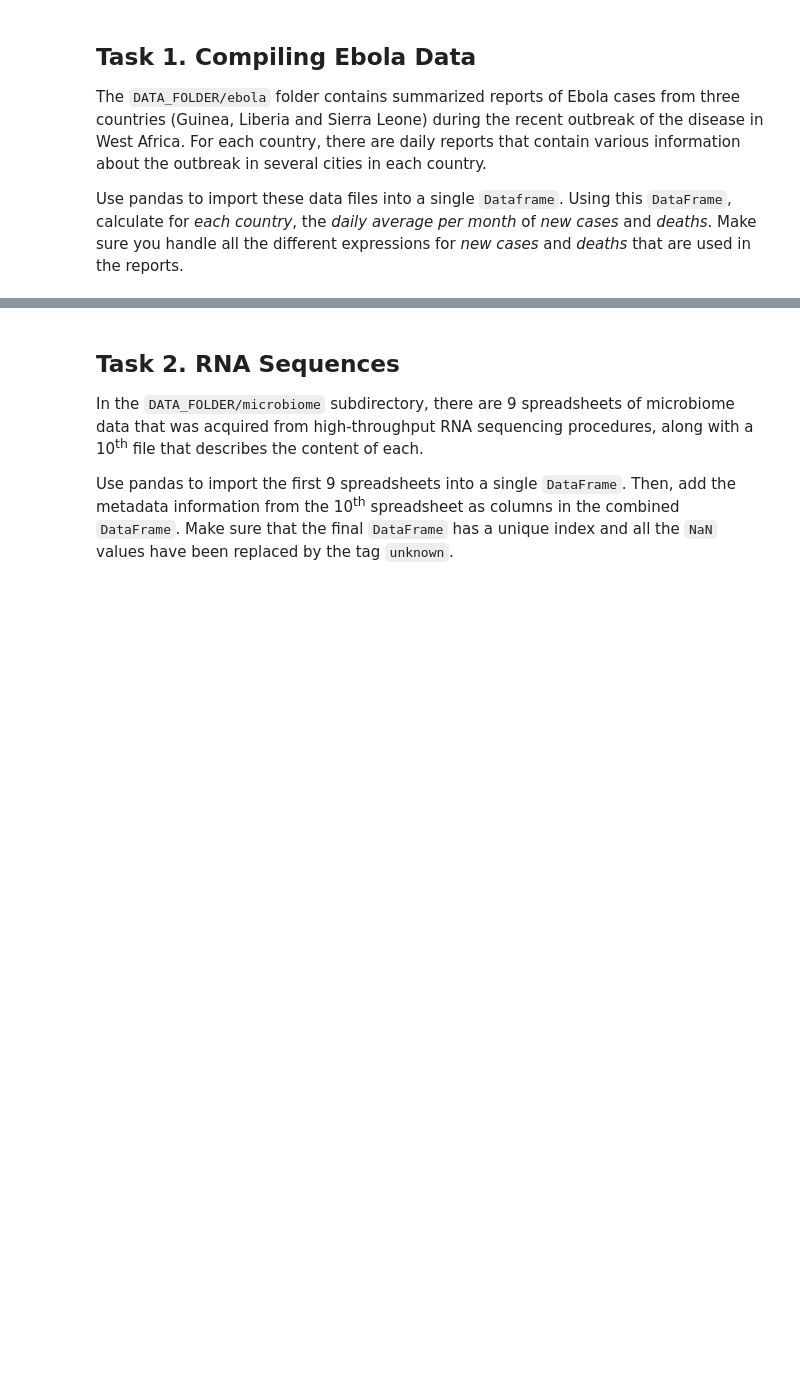
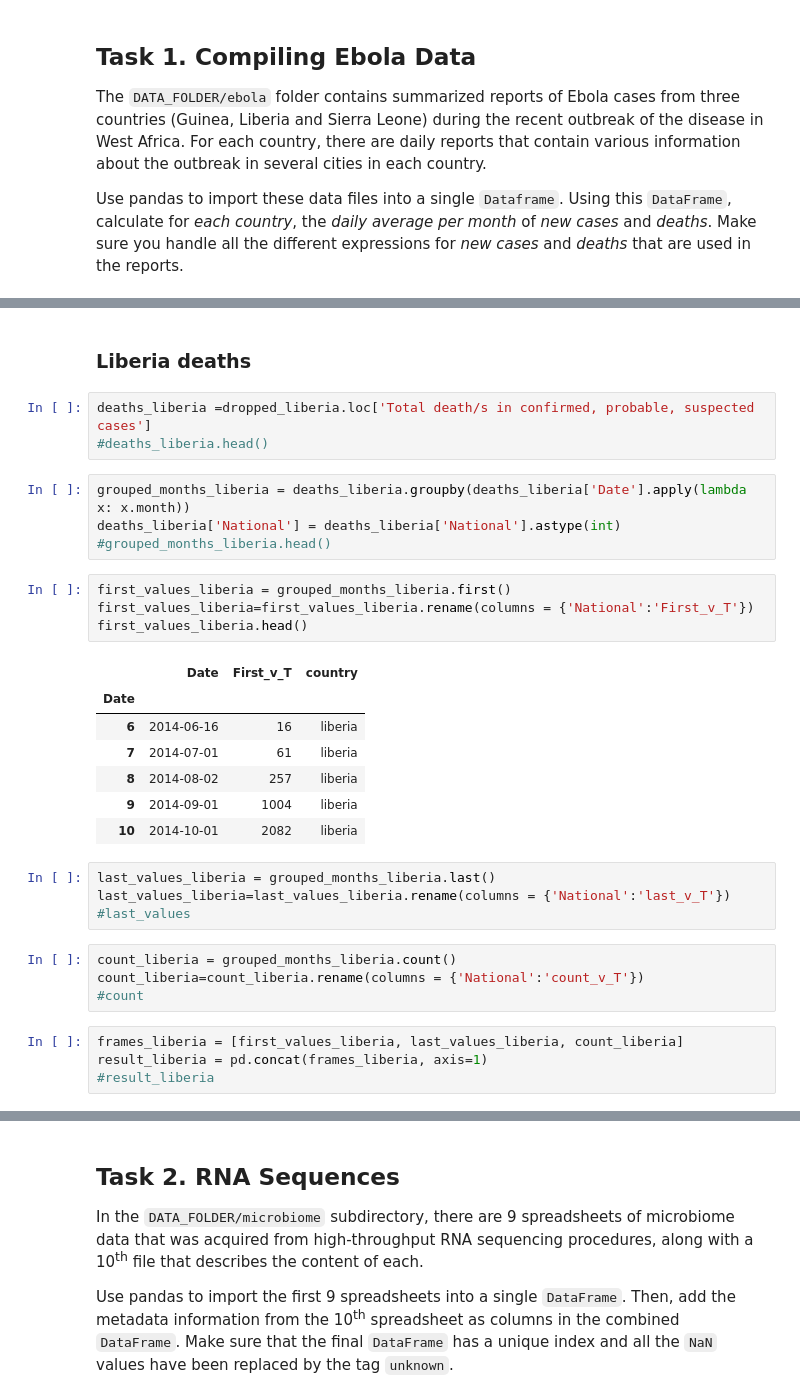
Before and after one commit to jshwl/epfl-ada, a Jupyter notebook: Homework 1.ipynb, the cells around one changed output, grey strips where cells are left out. Saved outputs shown, nothing was run; the diff lists cells and outputs as text; blank space fills up the shorter version.

```diff
--- a/Homework 1.ipynb
+++ b/Homework 1.ipynb
@@ -57,0 +164,33 @@ Total samples tested                                NaN      NaN   2832   NaN
+# %% [markdown]
+### Liberia deaths
+# %%
+deaths_liberia =dropped_liberia.loc['Total death/s in confirmed, probable, suspected cases']
+#deaths_liberia.head()
+# %%
+grouped_months_liberia = deaths_liberia.groupby(deaths_liberia['Date'].apply(lambda x: x.month))
+deaths_liberia['National'] = deaths_liberia['National'].astype(int)
+#grouped_months_liberia.head()
+# %%
+first_values_liberia = grouped_months_liberia.first()
+first_values_liberia=first_values_liberia.rename(columns = {'National':'First_v_T'})
+first_values_liberia.head()
+# %% [output]
+|  | Date | First_v_T | country |
+| Date |  |  |  |
+| 6 | 2014-06-16 | 16 | liberia |
+| 7 | 2014-07-01 | 61 | liberia |
+| 8 | 2014-08-02 | 257 | liberia |
+| 9 | 2014-09-01 | 1004 | liberia |
+| 10 | 2014-10-01 | 2082 | liberia |
+# %%
+last_values_liberia = grouped_months_liberia.last()
+last_values_liberia=last_values_liberia.rename(columns = {'National':'last_v_T'})
+#last_values
+# %%
+count_liberia = grouped_months_liberia.count()
+count_liberia=count_liberia.rename(columns = {'National':'count_v_T'})
+#count
+# %%
+frames_liberia = [first_values_liberia, last_values_liberia, count_liberia]
+result_liberia = pd.concat(frames_liberia, axis=1)
+#result_liberia
```
Also changed, not shown: parts of 60 cells of this notebook.
